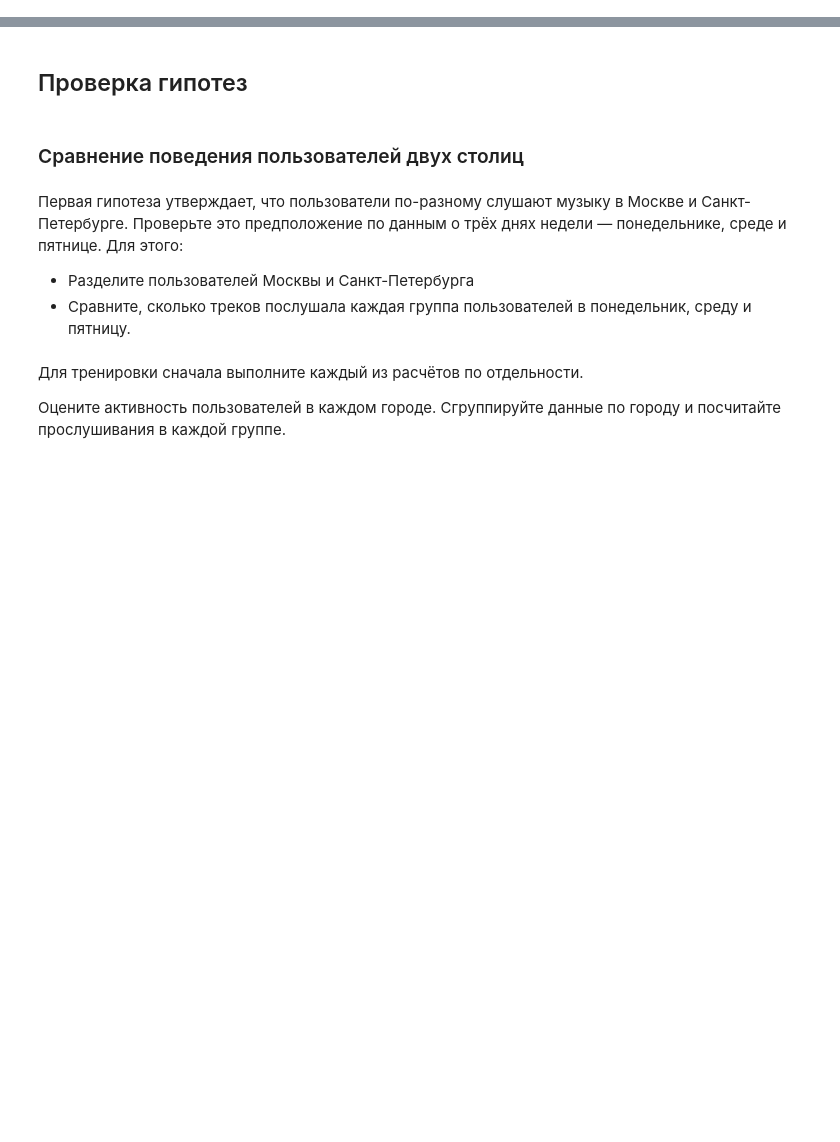
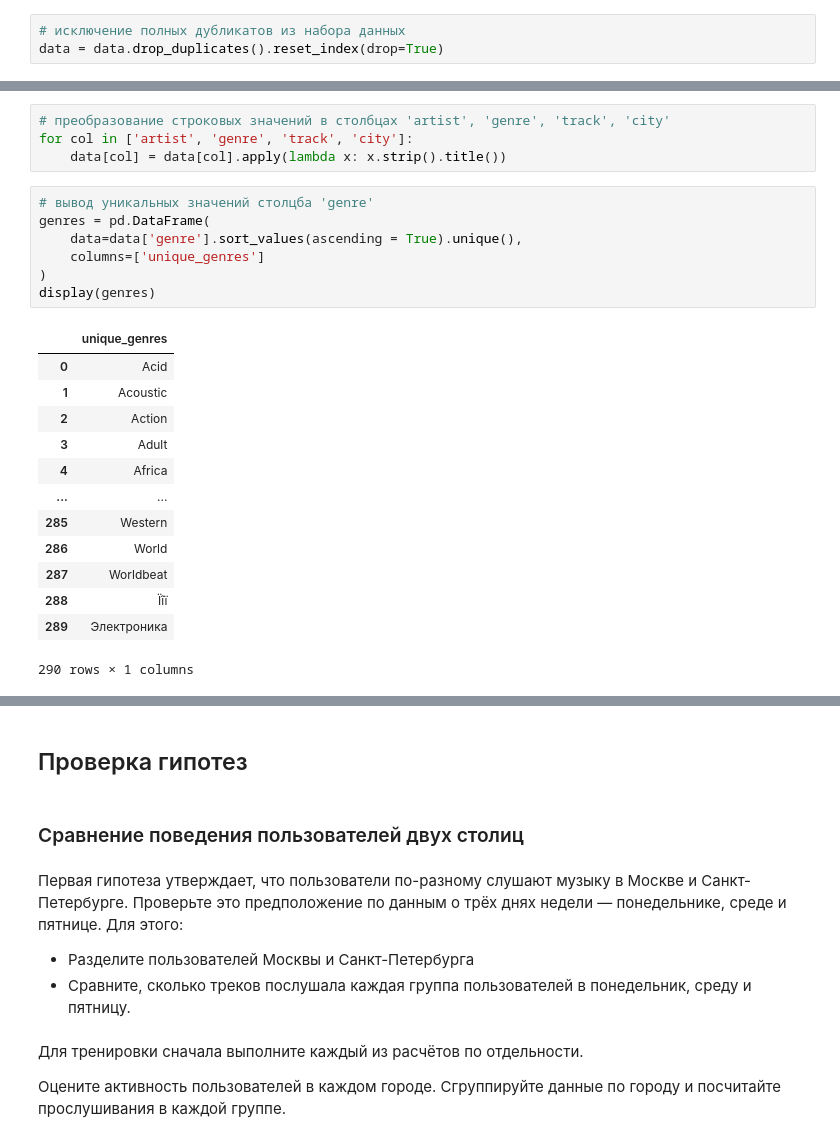
Before and after one commit to MrKostas/Yandex-Praktikum_Data-Analyst-projects, a Jupyter notebook: notebooks/DA_PetProject 1_The Music of big Cities.ipynb, the cells around one changed output, grey strips where cells are left out. Drawn from its saved outputs; the diff is of its cells as text; blank space fills up the shorter version.

```diff
--- a/notebooks/DA_PetProject 1_The Music of big Cities.ipynb
+++ b/notebooks/DA_PetProject 1_The Music of big Cities.ipynb
@@ -394,0 +218,3 @@ array(['acid', 'acoustic', 'action', 'adult', 'africa', 'afrikaans',
+# %%
+# исключение полных дубликатов из набора данных
+data = data.drop_duplicates().reset_index(drop=True)
@@ -394,0 +228,25 @@ array(['acid', 'acoustic', 'action', 'adult', 'africa', 'afrikaans',
+# %%
+# преобразование строковых значений в столбцах 'artist', 'genre', 'track', 'city'
+for col in ['artist', 'genre', 'track', 'city']:
+    data[col] = data[col].apply(lambda x: x.strip().title())
+# %%
+# вывод уникальных значений столцба 'genre'
+genres = pd.DataFrame(
+    data=data['genre'].sort_values(ascending = True).unique(),
+    columns=['unique_genres']
+)
+display(genres)
+# %% [output]
+|  | unique_genres |
+| 0 | Acid |
+| 1 | Acoustic |
+| 2 | Action |
+| 3 | Adult |
+| 4 | Africa |
+| ... | ... |
+| 285 | Western |
+| 286 | World |
+| 287 | Worldbeat |
+| 288 | Ïîï |
+| 289 | Электроника |
+290 rows × 1 columns
```
Also changed, not shown: parts of 105 cells of this notebook, 4 other files.
